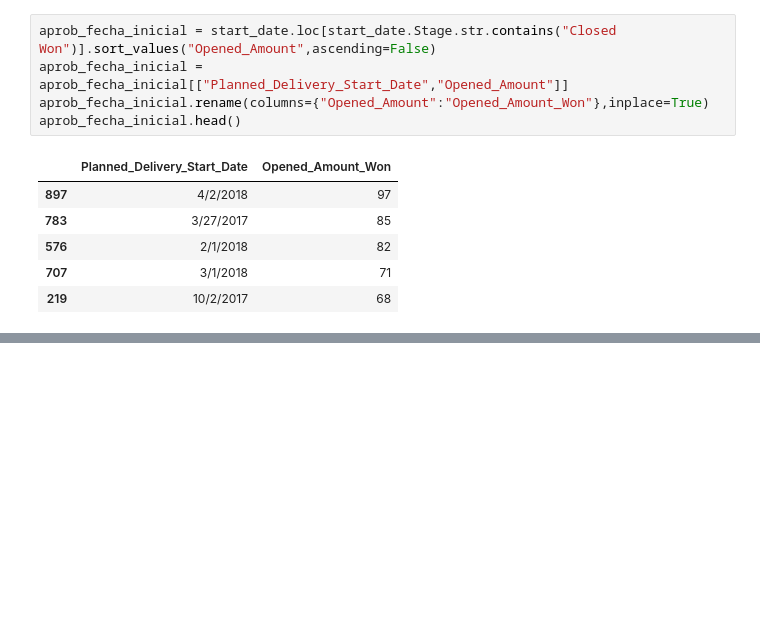
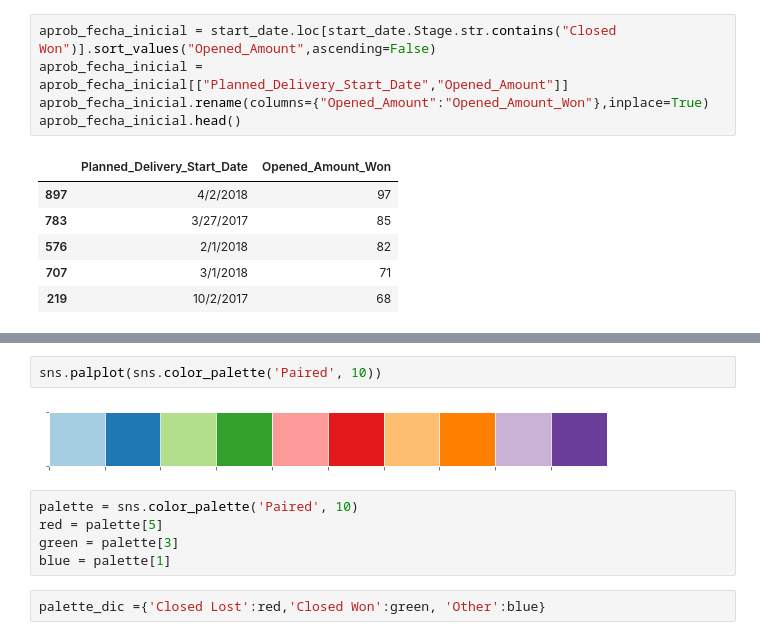
Before and after one commit to felipegonzalez2112/tp-2020-orga-datos, a Jupyter notebook: TP1_Analisis_JCropano.ipynb, the cells around one changed output, grey strips where cells are left out. Drawn from its saved outputs; the diff is of its cells as text; blank space fills up the shorter version.

```diff
--- a/TP1_Analisis_JCropano.ipynb
+++ b/TP1_Analisis_JCropano.ipynb
@@ -228,0 +238,11 @@ Text(0, 0.5, 'Casos ganados')
+# %%
+sns.palplot(sns.color_palette('Paired', 10))
+# %% [output]
+[figure, added]
+# %%
+palette = sns.color_palette('Paired', 10)
+red = palette[5]
+green = palette[3]
+blue = palette[1]
+# %%
+palette_dic ={'Closed Lost':red,'Closed Won':green, 'Other':blue}
```
Also changed, not shown: parts of 13 cells of this notebook.
